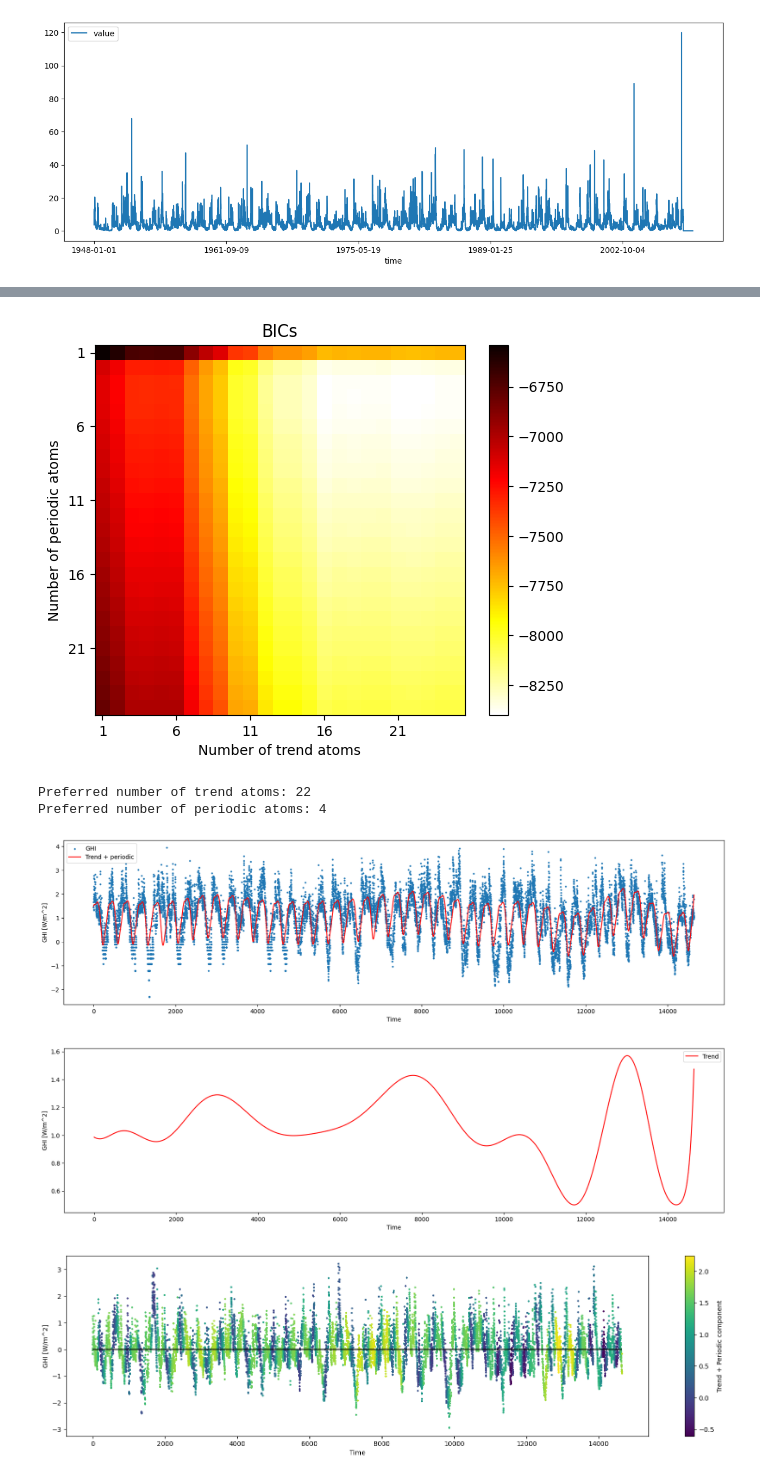
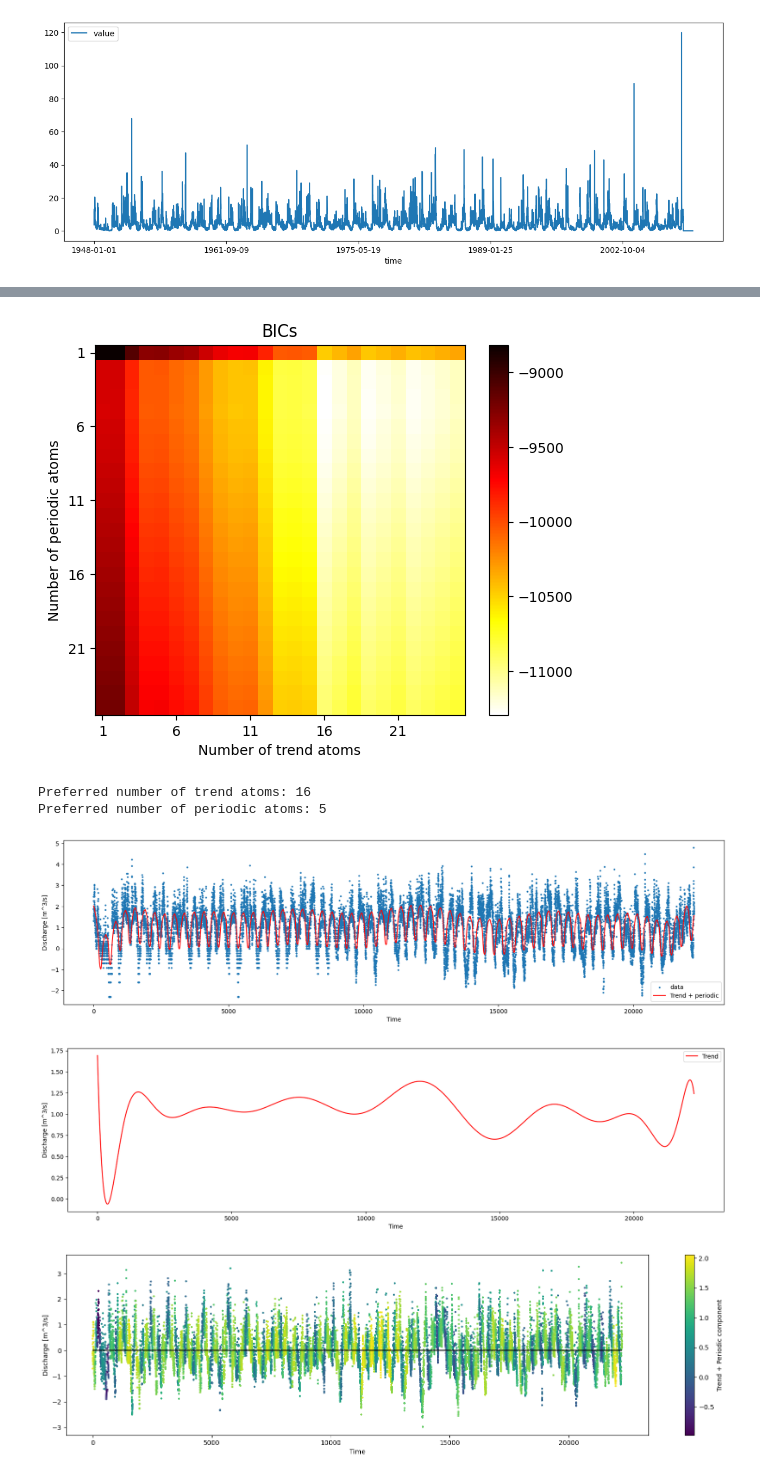
Before and after one commit to MariusAlonso/MVA-TS-Intrinsic-Timescales-Surface-Solar-Irradiance, a Jupyter notebook: paul.ipynb, the cells around one changed output, grey strips where cells are left out. Cells and saved outputs as stored; diff of their text form; code cells hidden in the pictures.

Commit message:
update data length

```diff
--- a/paul.ipynb
+++ b/paul.ipynb
@@ -24,6 +24,6 @@ PLOTTED_PERIODS = [2, 4, 8, 16, 32, 64, 128, 256, 512]
 # %%
-data = df['value'].values[4000:-4000]
-# interpolate missing values
+data = df['value'].values[:-400]
+# interpolate missing values and take the log of the data
 data = np.interp(
     np.arange(len(data)),
     np.arange(len(data))[~(data==0.0)],
@@ -128,50 +137,49 @@ nb_trend_atoms += 1
 print("Preferred number of trend atoms: " + str(nb_trend_atoms))
 print("Preferred number of periodic atoms: " + str(nb_periods))
 # %% [output]
-[figure, old version]
+[figure, new version]
-Preferred number of trend atoms: 22
-Preferred number of periodic atoms: 4
+Preferred number of trend atoms: 16
+Preferred number of periodic atoms: 5
 # %%
-
 periods = [max_period / p for p in np.arange(1, nb_periods + 1)]
 periodic_atoms = generate_periodic_atoms(periods, len(data))
 trend_atoms = generate_trend_atoms(nb_trend_atoms, len(data))
 atoms = np.concatenate((periodic_atoms, trend_atoms), axis=0)
 
 # Calculate the least squares solution
 solution = np.linalg.lstsq(atoms.T, data, rcond=None)[0]
 
 # Plot the trend and periodic components
 fig, ax = plt.subplots()
 fig.set_size_inches(20, 5)
-ax.scatter(np.arange(len(data)), data, label="GHI", s=4)
+ax.scatter(np.arange(len(data)), data, label="data", s=4)
 ax.plot(np.arange(len(data)), np.dot(atoms.T, solution), label="Trend + periodic", color="red")
 ax.set_xlabel("Time")
-ax.set_ylabel("GHI [W/m^2]")
+ax.set_ylabel("Discharge [m^3/s]")
 ax.legend()
 plt.show()
 
 # Plot the trend
 fig, ax = plt.subplots()
 fig.set_size_inches(20, 5)
 ax.plot(np.arange(len(data)), np.dot(trend_atoms.T, solution[nb_periods * 2:]), label="Trend", color="red")
 ax.set_xlabel("Time")
-ax.set_ylabel("GHI [W/m^2]")
+ax.set_ylabel("Discharge [m^3/s]")
 ax.legend()
 plt.show()
 
 # Plot the residuals
 plt.figure(figsize=(20, 5))
 plt.scatter(np.arange(len(data)), data - np.dot(atoms.T, solution), c=np.dot(atoms.T, solution), s=4)
 plt.hlines(0, np.arange(len(data))[0], np.arange(len(data))[-1], color="black")
 plt.colorbar(label="Trend + Periodic component")
 plt.xlabel("Time")
-plt.ylabel("GHI [W/m^2]")
+plt.ylabel("Discharge [m^3/s]")
 plt.show()
 # %% [output]
-[figure, old version]
+[figure, new version]
-[figure, old version]
+[figure, new version]
-[figure, old version]
+[figure, new version]
 # %%
 # Calculate the EMD
 imf = emd.sift.ensemble_sift(data, max_imfs=7, nensembles=1024, nprocesses=32, ensemble_noise=1)
```
Also changed, not shown: parts of 13 cells of this notebook.
